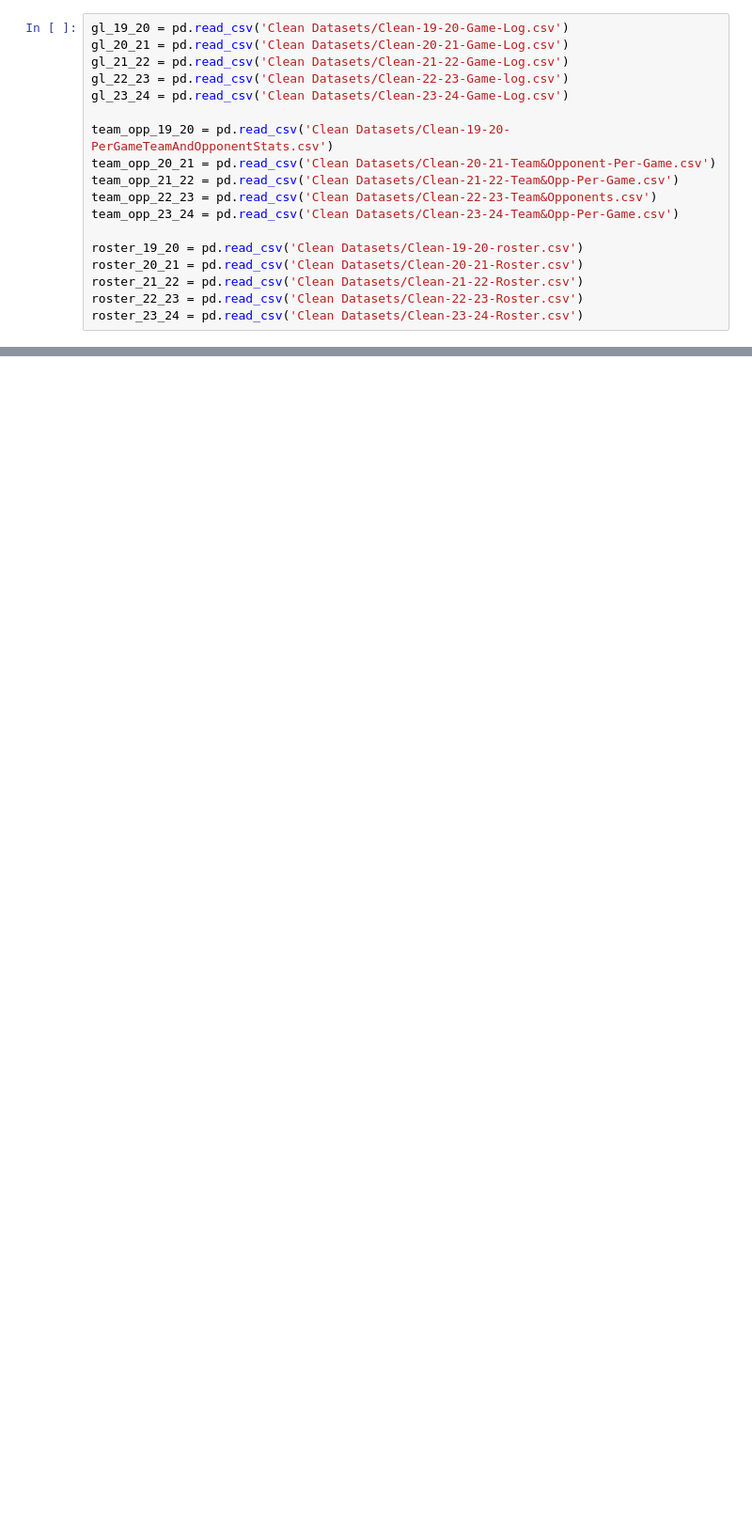
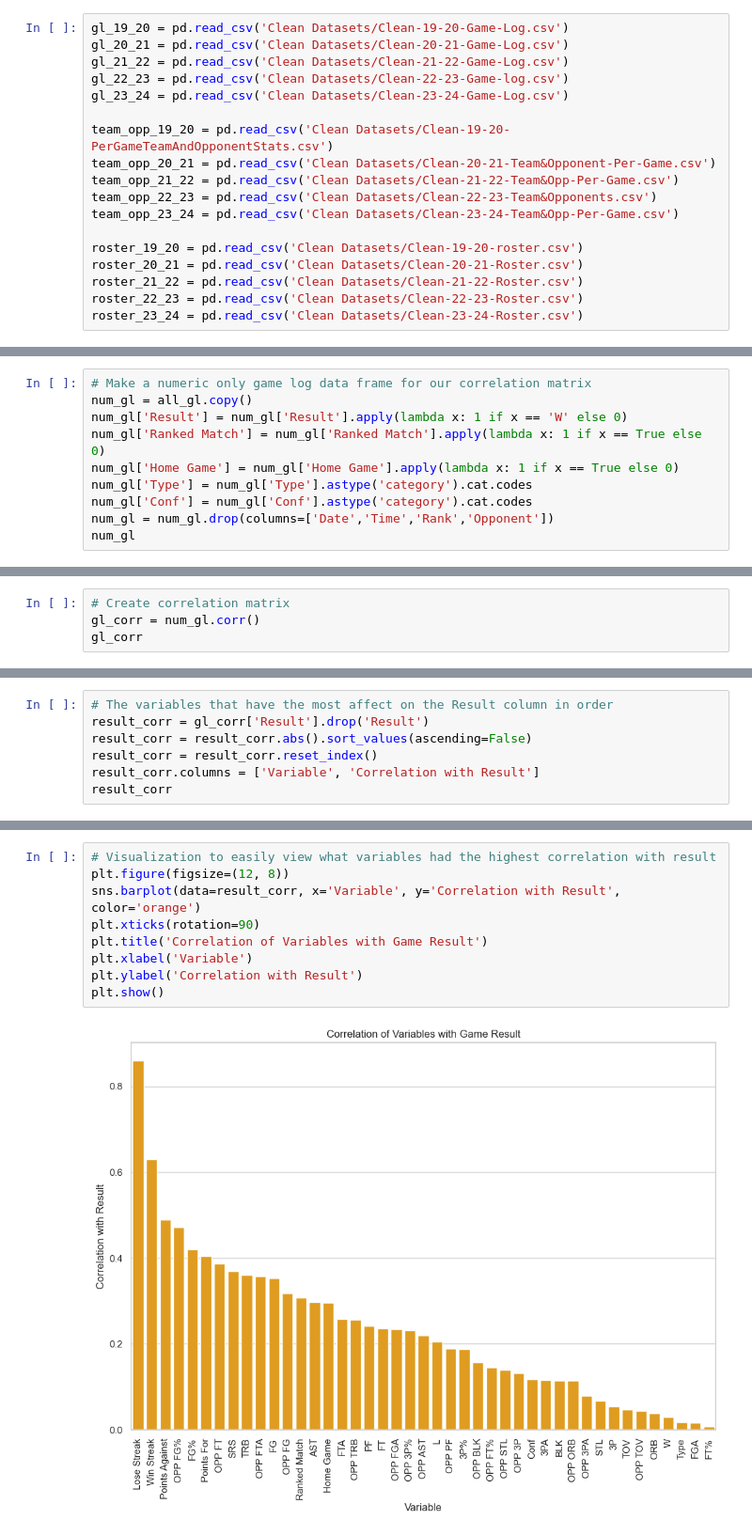
Before and after one commit to isaac-turk/DataDiveFa24, a Jupyter notebook: EDA.ipynb, the cells around one changed output, grey strips where cells are left out. Shown at 94% size. Cells and saved outputs as stored; diff of their text form; blank space fills up the shorter version.

```diff
--- a/EDA.ipynb
+++ b/EDA.ipynb
@@ -67,0 +146,10 @@ Passing `palette` without assigning `hue` is deprecated and will be removed in v
+# %%
+# Make a numeric only game log data frame for our correlation matrix
+num_gl = all_gl.copy()
+num_gl['Result'] = num_gl['Result'].apply(lambda x: 1 if x == 'W' else 0)
+num_gl['Ranked Match'] = num_gl['Ranked Match'].apply(lambda x: 1 if x == True else 0)
+num_gl['Home Game'] = num_gl['Home Game'].apply(lambda x: 1 if x == True else 0)
+num_gl['Type'] = num_gl['Type'].astype('category').cat.codes
+num_gl['Conf'] = num_gl['Conf'].astype('category').cat.codes
+num_gl = num_gl.drop(columns=['Date','Time','Rank','Opponent'])
+num_gl
@@ -67,0 +170,4 @@ Passing `palette` without assigning `hue` is deprecated and will be removed in v
+# %%
+# Create correlation matrix
+gl_corr = num_gl.corr()
+gl_corr
@@ -67,0 +192,7 @@ Passing `palette` without assigning `hue` is deprecated and will be removed in v
+# %%
+# The variables that have the most affect on the Result column in order
+result_corr = gl_corr['Result'].drop('Result')
+result_corr = result_corr.abs().sort_values(ascending=False)
+result_corr = result_corr.reset_index()
+result_corr.columns = ['Variable', 'Correlation with Result']
+result_corr
@@ -68,3 +217,14 @@ Passing `palette` without assigning `hue` is deprecated and will be removed in v
+# %%
+# Visualization to easily view what variables had the highest correlation with result
+plt.figure(figsize=(12, 8))
+sns.barplot(data=result_corr, x='Variable', y='Correlation with Result', color='orange')
+plt.xticks(rotation=90)
+plt.title('Correlation of Variables with Game Result')
+plt.xlabel('Variable')
+plt.ylabel('Correlation with Result')
+plt.show()
+# %% [output]
+[figure, added]
 # %%
 # import warnings
 # warnings.filterwarnings('ignore') #mutes warnings for 2021 and 2122
```
Also changed, not shown: parts of 14 cells of this notebook, 4 other files.
